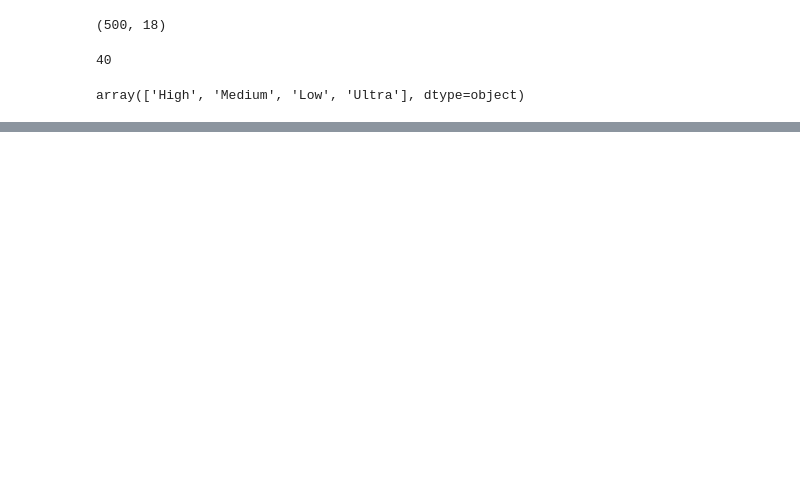
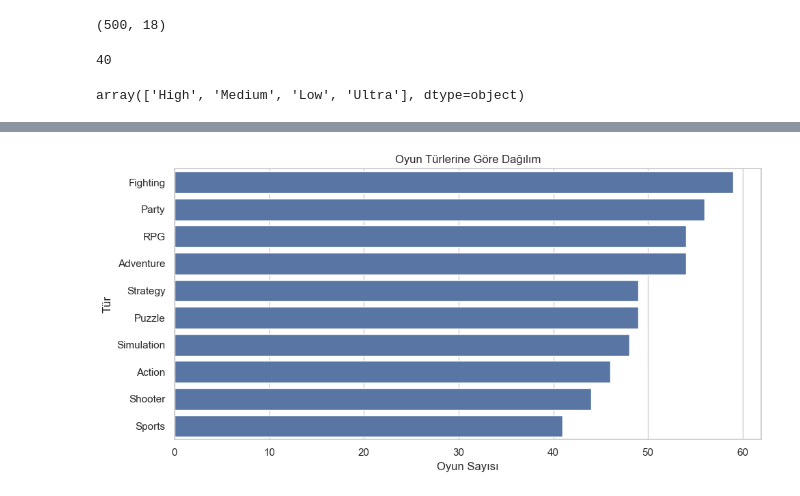
Before and after one commit to AlpikTech/ISTDS-Proje-4, a Jupyter notebook: Game Reviews.ipynb, the cells around one changed output, grey strips where cells are left out. Saved outputs shown, nothing was run; the diff lists cells and outputs as text; code cells hidden in the pictures; blank space fills up the shorter version.

Commit message:
cleaned up notebook: removed redundant cells and outputs.added graphs

```diff
--- a/Game Reviews.ipynb
+++ b/Game Reviews.ipynb
@@ -130,0 +156,12 @@ array(['High', 'Medium', 'Low', 'Ultra'], dtype=object)
+# %%
+sns.set_style(style="whitegrid")
+
+plt.figure(figsize=(10, 5))
+sns.countplot(data=df, y='Genre', order=df['Genre'].value_counts().index)
+plt.title("Oyun Türlerine Göre Dağılım")
+plt.xlabel("Oyun Sayısı")
+plt.ylabel("Tür")
+plt.tight_layout()
+plt.show()
+# %% [output]
+[figure, added]
```
Also changed, not shown: parts of 13 cells of this notebook, 1 other file.
